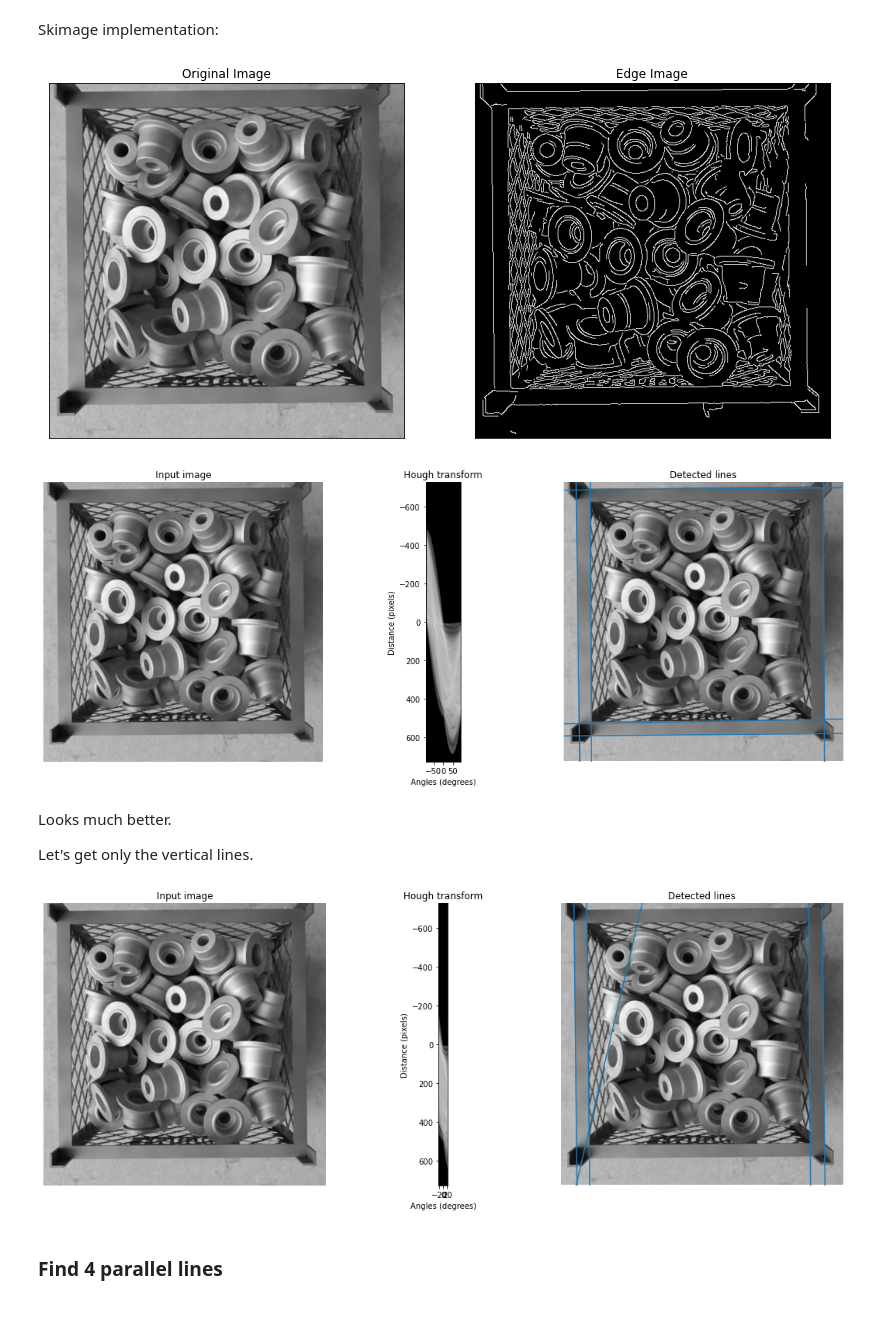
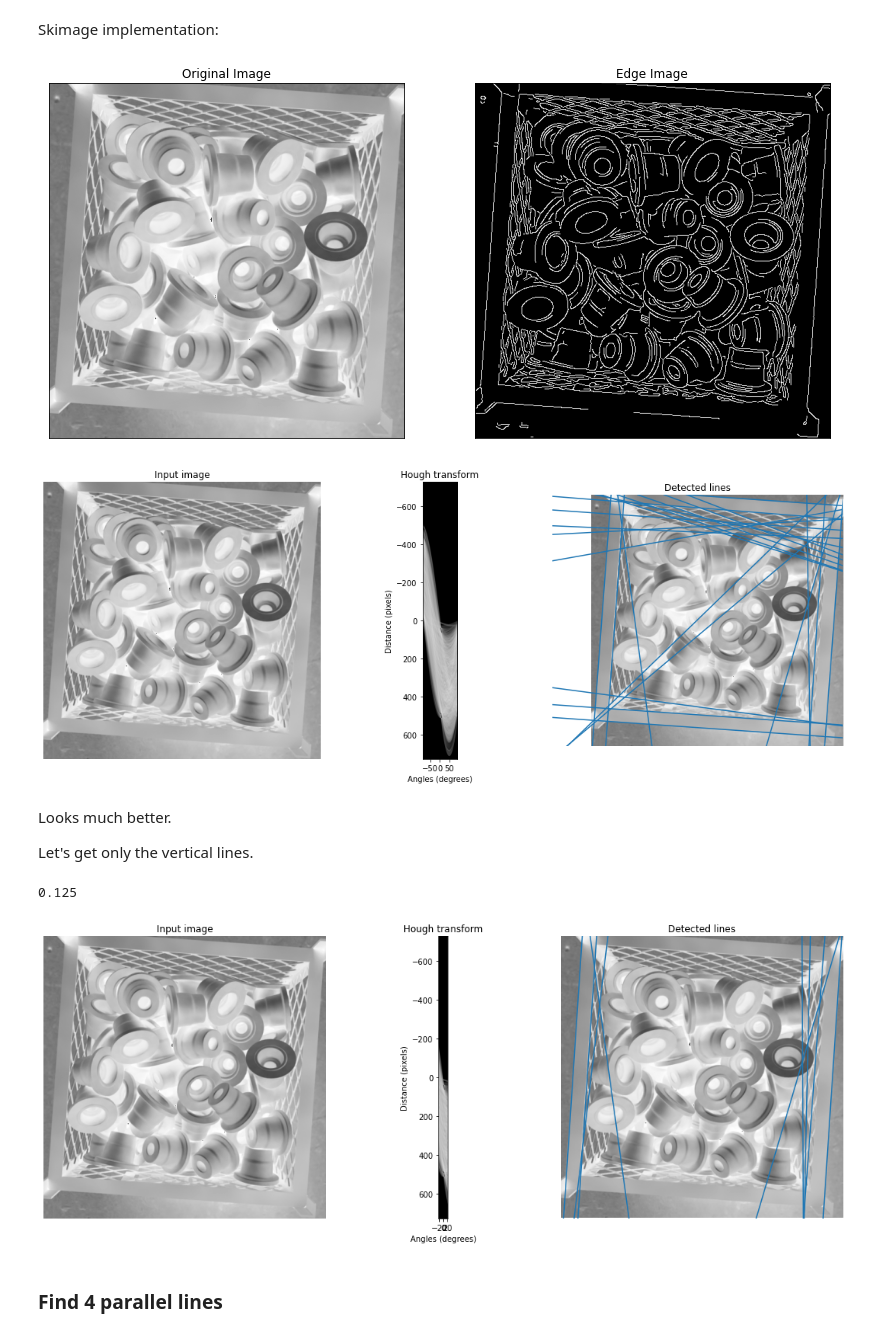
Before and after one commit to brunompacheco/part-counting, a Jupyter notebook: notebooks/01.00-bmp-box-cropping.ipynb, the cells around one changed output. Drawn from its saved outputs; the diff is of its cells as text; code cells hidden in the pictures.

```diff
--- a/notebooks/01.00-bmp-box-cropping.ipynb
+++ b/notebooks/01.00-bmp-box-cropping.ipynb
@@ -23,8 +25,8 @@ raw_data_dir = project_dir/'data/raw/render_results'
 
 img_fpath = np.random.choice(list(raw_data_dir.glob('simulacao*/*.png')))
 
-rgbd_img = load_rgbd(img_fpath, depth_scale=1)
+img = np.array(o3d.io.read_image(str(img_fpath)))
 
-color = np.asarray(rgbd_img.color)
-plt.imshow(color)
+color = img[:,:,2]
+color.shape
 # %% [output]
@@ -108,7 +103,7 @@ plt.yticks([])
 
 plt.show()
 # %% [output]
-[figure, old version]
+[figure, new version]
 # %%
 from skimage.transform import hough_line, hough_line_peaks
 from matplotlib import cm
@@ -152,18 +147,23 @@ for angle, dist in zip(angles, dists):
 plt.tight_layout()
 plt.show()
 # %% [output]
-[figure, old version]
+[figure, new version]
 # %% [markdown]
 Looks much better.
 
 Let's get only the vertical lines.
+# %%
+1/8
+# %% [output]
+0.125
 # %%
 from skimage.transform import hough_line, hough_line_peaks
 from matplotlib import cm
 
 # Classic straight-line Hough transform
 # Set a precision of 0.5 degree.
-tested_angles = np.linspace(-np.pi/8, np.pi/8, 180, endpoint=True)
+r = 1/8
+tested_angles = np.linspace(-np.pi*r, np.pi*r, 90, endpoint=True)
 h, theta, d = hough_line(edges, theta=tested_angles)
 
 angle_step = 0.5 * np.diff(theta).mean()
@@ -173,34 +173,34 @@ bounds = [np.rad2deg(theta[0] - angle_step),
           d[-1] + d_step, d[0] - d_step]
 
 # Generating figure 1
 fig, axes = plt.subplots(1, 3, figsize=(15, 6))
 ax = axes.ravel()
 
 ax[0].imshow(img, cmap=cm.gray)
 ax[0].set_title('Input image')
 ax[0].set_axis_off()
 
 ax[1].imshow(np.log(1 + h), extent=bounds, cmap=cm.gray, aspect=1 / 1.5)
 ax[1].set_title('Hough transform')
 ax[1].set_xlabel('Angles (degrees)')
 ax[1].set_ylabel('Distance (pixels)')
 ax[1].axis('image')
 
 ax[2].imshow(img, cmap=cm.gray)
 ax[2].set_ylim((img.shape[0], 0))
 ax[2].set_axis_off()
 ax[2].set_title('Detected lines')
 
 accum, angles, dists = hough_line_peaks(h, theta, d)
 
 for angle, dist in zip(angles, dists):
     (x0, y0) = dist * np.array([np.cos(angle), np.sin(angle)])
     ax[2].axline((x0, y0), slope=np.tan(angle + np.pi/2))
 
 plt.tight_layout()
 plt.show()
 # %% [output]
-[figure, old version]
+[figure, new version]
 # %% [markdown]
 ### Find 4 parallel lines
 # %% [markdown]
```
Also changed, not shown: parts of 23 cells of this notebook, 1 other file.
